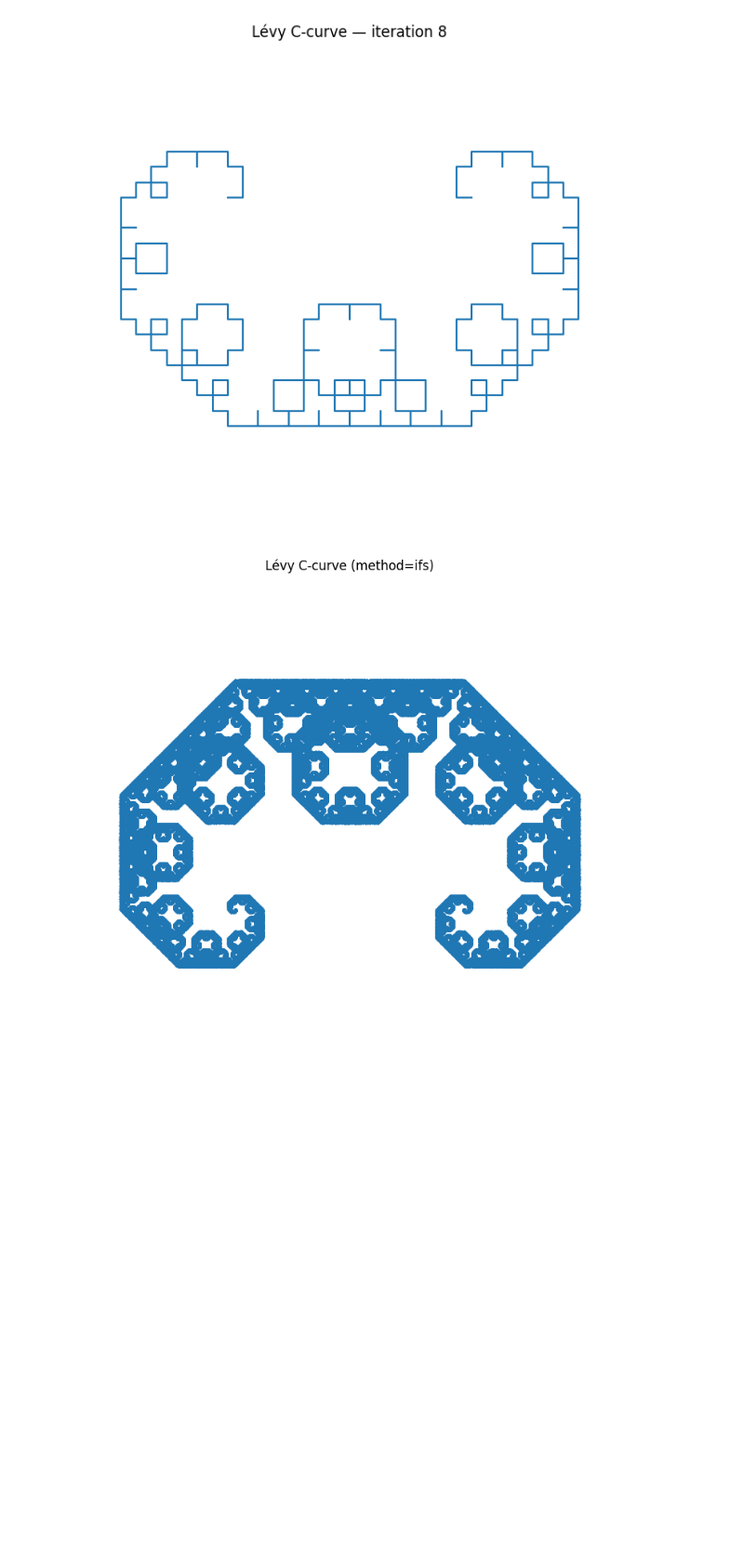
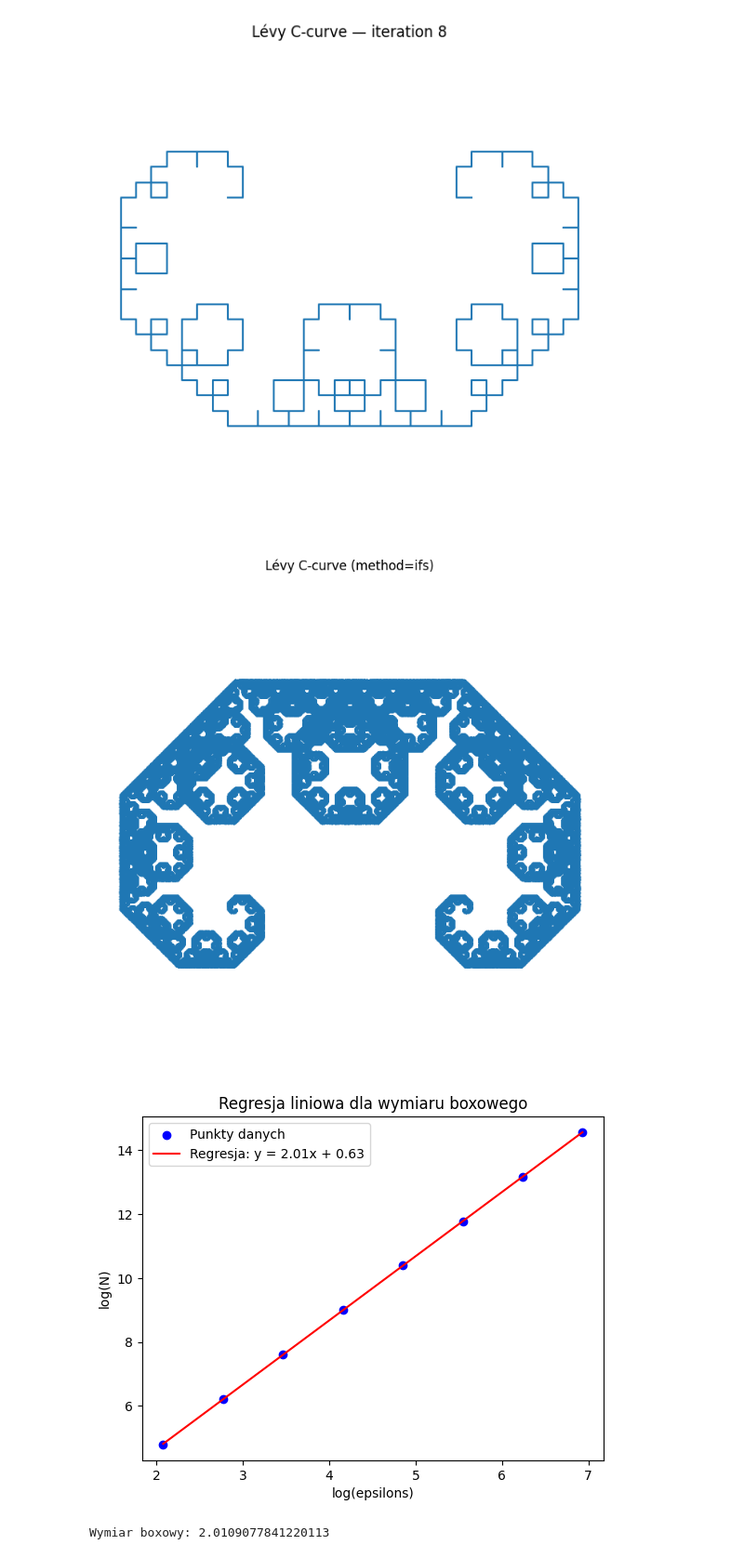
Before and after one commit to Ja-Gk-00/Fractal-Generator-Analysis, a Jupyter notebook: LevyCurveTest.ipynb, the cells around one changed output. Shown at 93% size. Cells and saved outputs as stored; diff of their text form; code cells hidden in the pictures; blank space fills up the shorter version.

Commit message:
dimension calculation

```diff
--- a/LevyCurveTest.ipynb
+++ b/LevyCurveTest.ipynb
@@ -32,11 +81,16 @@ for i in iteration_values:
 [figure]
 [figure]
 # %%
-from LevyCurve import LevyCCurve
-
-levy = LevyCCurve(method="ifs", n_points=1000000)
+n = 1000000
+levy = LevyCCurve(method="ifs", n_points=n)
 
 levy.generate()
 levy.plot(figsize=(7,7))
+
+T = np.linspace(0, 1, n)
+dimension = compute_box_dimension_v2(T, levy.points, epsilons)
+print("Wymiar boxowy:", dimension)
 # %% [output]
 [figure]
+[figure, added]
+Wymiar boxowy: 2.0109077841220113
```
Also changed, not shown: parts of 8 cells of this notebook.
